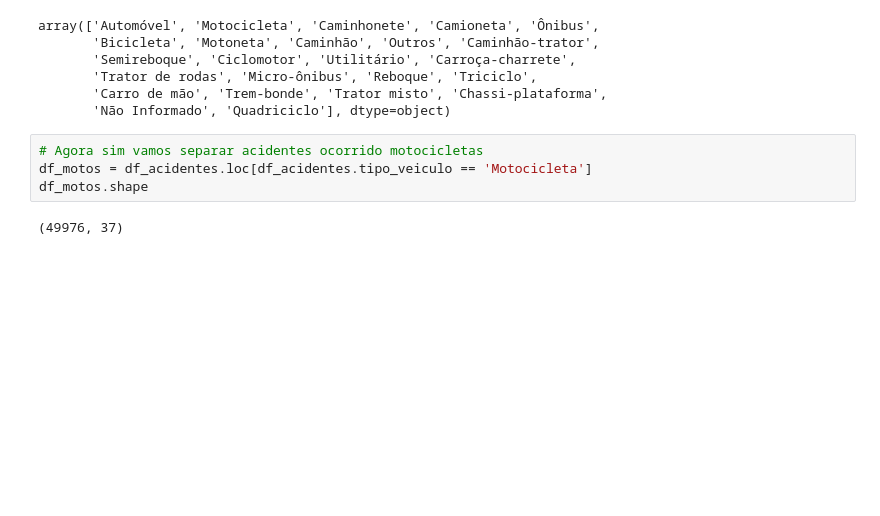
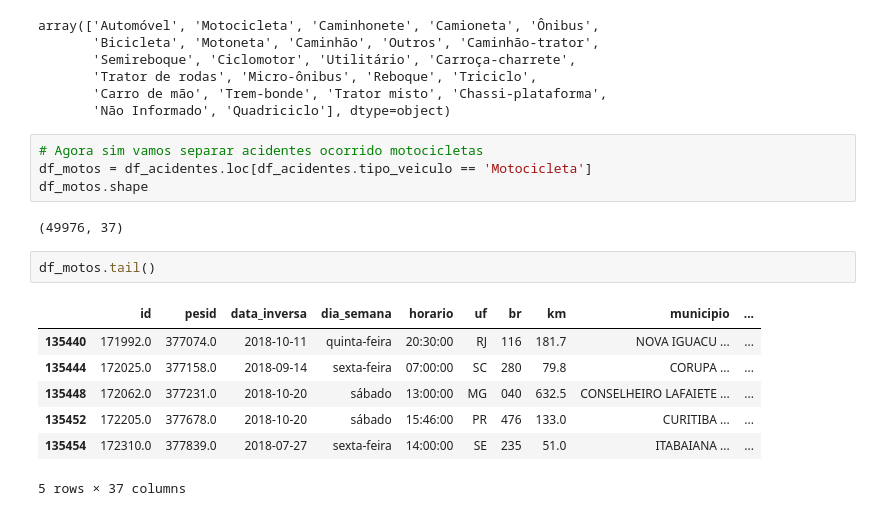
Before and after one commit to vitorioluis/Machine-Learning, a Jupyter notebook: Estudo de acidentes de Trânsito/Acidentes de Trânsito.ipynb, the cells around one changed output. Saved outputs shown, nothing was run; the diff lists cells and outputs as text; blank space fills up the shorter version.

```diff
--- a/Estudo de acidentes de Trânsito/Acidentes de Trânsito.ipynb
+++ b/Estudo de acidentes de Trânsito/Acidentes de Trânsito.ipynb
@@ -289,3 +299,13 @@ df_motos = df_acidentes.loc[df_acidentes.tipo_veiculo == 'Motocicleta']
 df_motos.shape
 # %% [output]
 (49976, 37)
+# %%
+df_motos.tail()
+# %% [output]
+|  | id | pesid | data_inversa | dia_semana | horario | uf | br | km | municipio | ... |
+| 135440 | 171992.0 | 377074.0 | 2018-10-11 | quinta-feira | 20:30:00 | RJ | 116 | 181.7 | NOVA IGUACU ... | ... |
+| 135444 | 172025.0 | 377158.0 | 2018-09-14 | sexta-feira | 07:00:00 | SC | 280 | 79.8 | CORUPA ... | ... |
+| 135448 | 172062.0 | 377231.0 | 2018-10-20 | sábado | 13:00:00 | MG | 040 | 632.5 | CONSELHEIRO LAFAIETE ... | ... |
+| 135452 | 172205.0 | 377678.0 | 2018-10-20 | sábado | 15:46:00 | PR | 476 | 133.0 | CURITIBA ... | ... |
+| 135454 | 172310.0 | 377839.0 | 2018-07-27 | sexta-feira | 14:00:00 | SE | 235 | 51.0 | ITABAIANA ... | ... |
+5 rows × 37 columns
```
Also changed, not shown: parts of 7 cells of this notebook, 4 other files.
